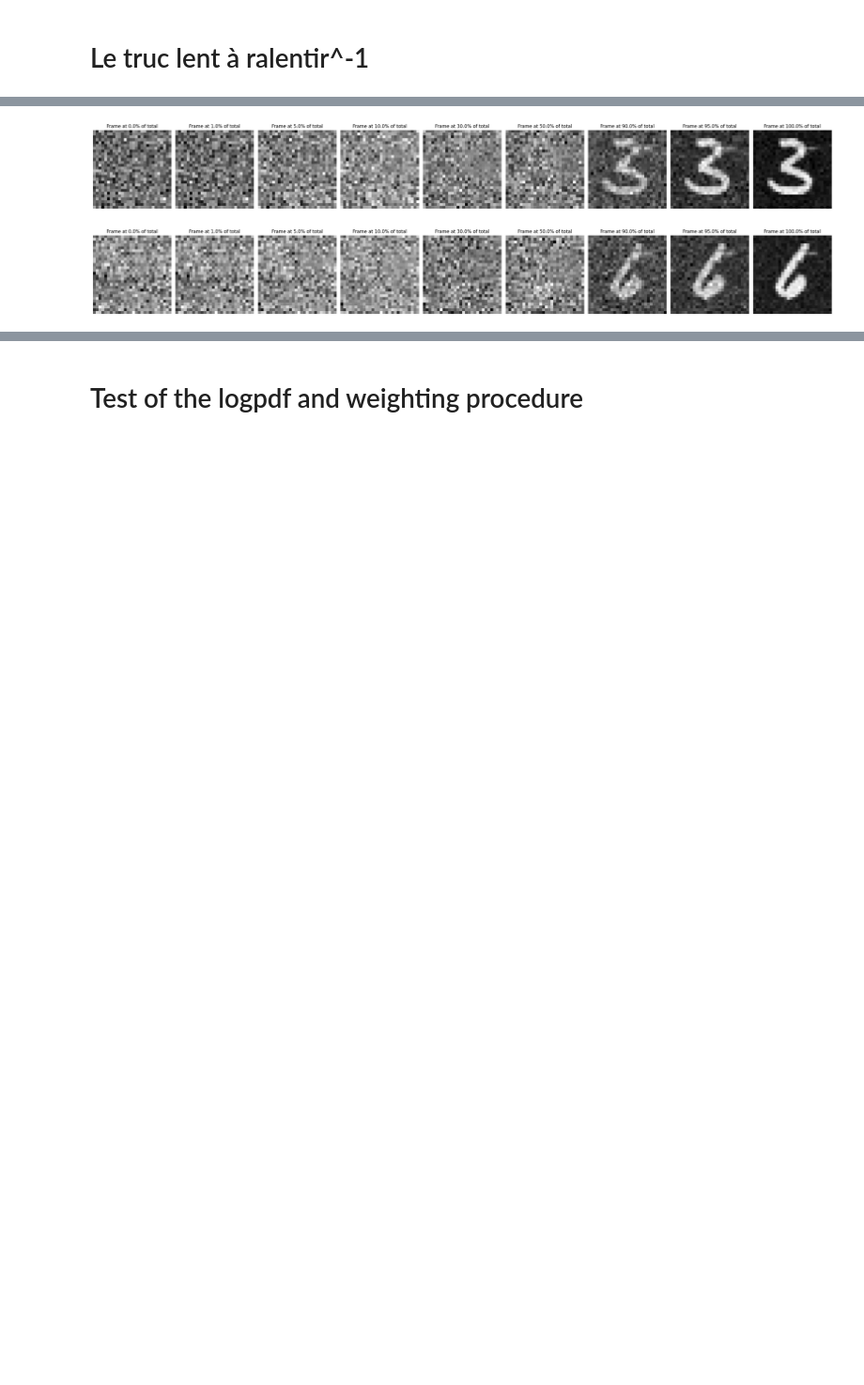
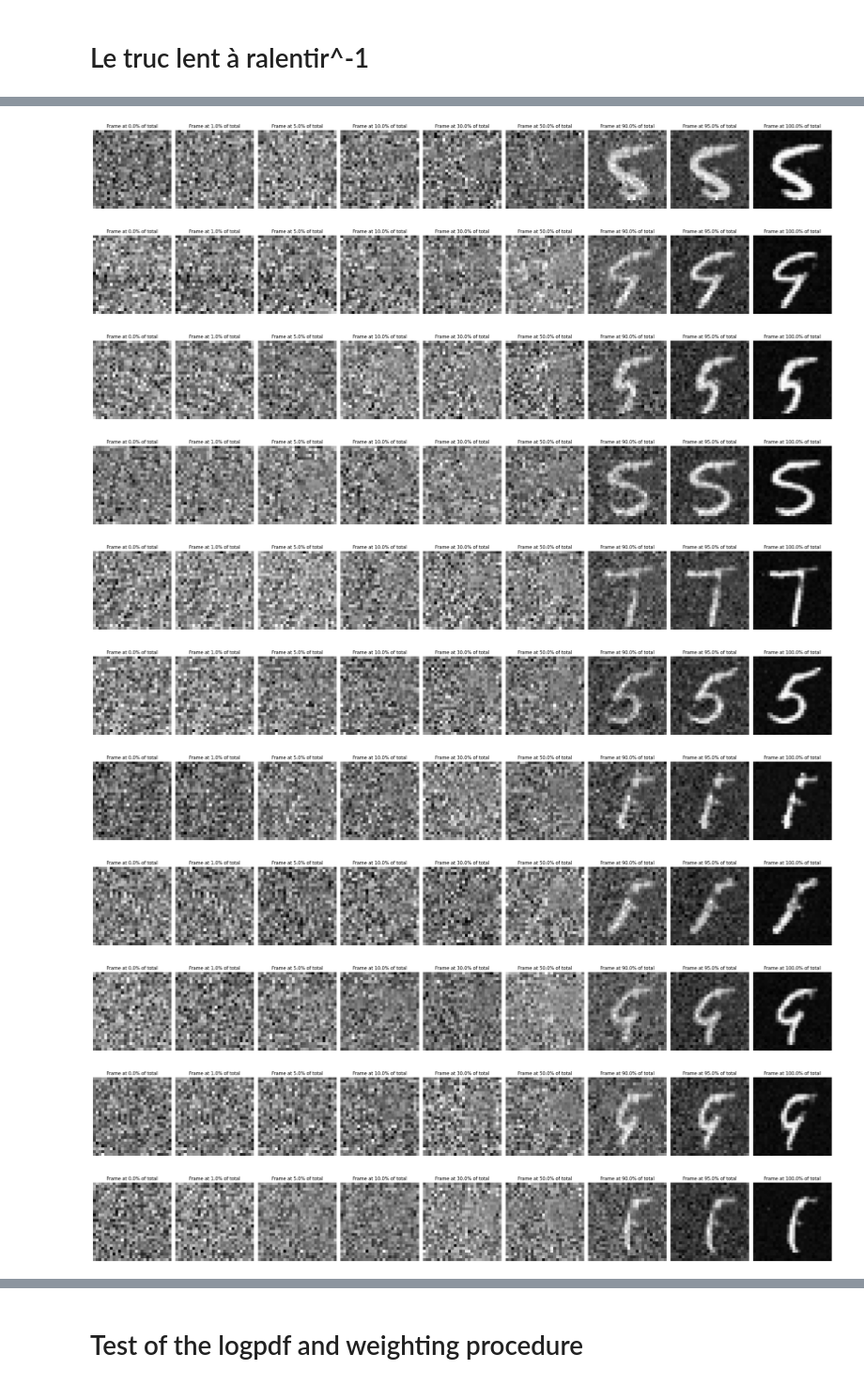
Before and after one commit to jcopo/diffuse, a Jupyter notebook: sandbox.ipynb, the cells around one changed output, grey strips where cells are left out. Shown at 94% size. Cells and saved outputs as stored; diff of their text form; code cells hidden in the pictures; blank space fills up the shorter version.

```diff
--- a/sandbox.ipynb
+++ b/sandbox.ipynb
@@ -177,7 +211,7 @@ plt.imshow(y[0], cmap="gray")
 <matplotlib.image.AxesImage at 0x...>
 [figure]
 # %%
-res = generate_cond_sample(y, xi, key, cond_sde, x.shape)
+res = generate_cond_sample(y, xi, key, cond_sde, x.shape, 300)
 # %%
 for i in range(40):
     plotter_line(res[1][0][:, i])
@@ -244,11 +262,15 @@ impl_step = jax.jit(impl_step)
 # %%
-past_y = measure(xi, x, mask)
-y = jax.vmap(measure, in_axes=(None, 0, None))(xi, xs[0:40], mask)
-n_t = 99
+#past_y = measure(xi, x, mask)
+xis = jnp.array([[10.0, 20.0],
+                 [-1.0, 2.0],
+                 [3.8, 8.]])
+y = jax.vmap(measure, in_axes=(0, None, None))(xis, xs[0], mask).mean(axis=0)
+
+n_t = 299
 ts = jnp.linspace(0, tf, n_t)
 
 key_noise = jax.random.split(key, n_t)
-state_0 = SDEState(past_y, jnp.zeros_like(past_y))
+state_0 = SDEState(y, jnp.zeros_like(y))
 past_y = jax.vmap(sde.path, in_axes=(0, None, 0))(key_noise, state_0, ts)
 
 
@@ -265,16 +287,15 @@ n_contrast = 10
 thetas = res[1][0][:, 0:19]
 cntrst_thetas = res[1][0][:, 19:40]
 
-# Import necessary modules
-from diffuse.optimizer import ImplicitState, impl_step
-import optax
 
-design = xi
+
+design = jnp.zeros_like(xi) + 26.
 
 # Initialize optimizer
-learning_rate = 1e-3
-optimizer = optax.adam(learning_rate)
+learning_rate = 1e-2
+optimizer = optax.chain(optax.adam(learning_rate), optax.scale(-1))
 opt_state = optimizer.init(design)
+step = jax.jit(partial(impl_step, cond_sde=cond_sde, optx_opt=optimizer, ts=ts, dt=dt))
 
 # Create initial state
 initial_state = ImplicitState(thetas, cntrst_thetas, design, opt_state)
@@ -285,4 +306,4 @@ ts = jnp.linspace(0, tf, n_t)
 dt = tf / (n_t - 1)
 
 # Run impl_step
-new_state = impl_step(initial_state, key_step, past_y, cond_sde, optimizer, ts, dt)
+new_state = step(initial_state, key_step, past_y)
@@ -289,2 +315,10 @@ new_state = impl_step(initial_state, key_step, past_y, cond_sde, optimizer, ts,
 # %% [markdown]
 # Le truc lent à ralentir^-1
+# %%
+opt_steps = 5_000
+keys_opt = jax.random.split(key_step, opt_steps)
+def step(new_state, key):
+    new_state = impl_step(new_state, key, past_y, cond_sde=cond_sde, optx_opt=optimizer, ts=ts, dt=dt)
+    return new_state, new_state.xi
+
+new_state, hist_xi = jax.lax.scan(step, initial_state, keys_opt)
@@ -291,11 +331,20 @@ new_state = impl_step(initial_state, key_step, past_y, cond_sde, optimizer, ts,
 # %%
-from tqdm import tqdm
-for i in tqdm(range(100)):
-    new_state = impl_step(new_state, key_step, past_y, cond_sde, optimizer, ts, dt)
+for i in tqdm(range(10000)):
+    new_state = step(new_state, key_step, past_y)
 # %%
-plotter_line(new_state.thetas[:, 0])
-plotter_line(new_state.cntrst_thetas[:, 0])
+for i in range(10):
+    plotter_line(new_state.thetas[:, i])
+    plotter_line(new_state.cntrst_thetas[:, i])
 new_state.xi
 # %% [output]
-[figure, old version]
+[figure, new version]
-[figure, old version]
+[figure, new version]
+[figure, added]
+[figure, added]
+[figure, added]
+[figure, added]
+[figure, added]
+[figure, added]
+[figure, added]
+[figure, added]
+[figure, added]
```
Also changed, not shown: parts of 12 cells of this notebook, 1 other file.
